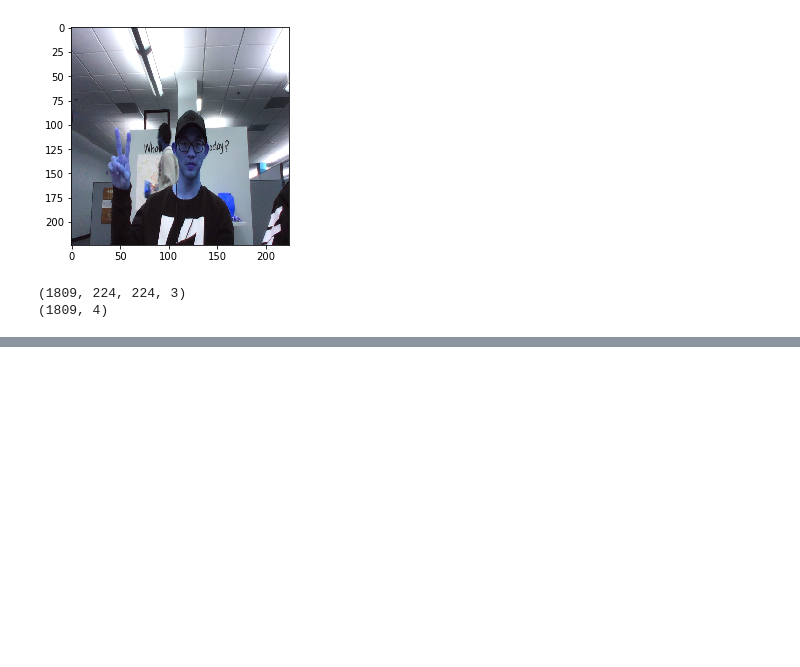
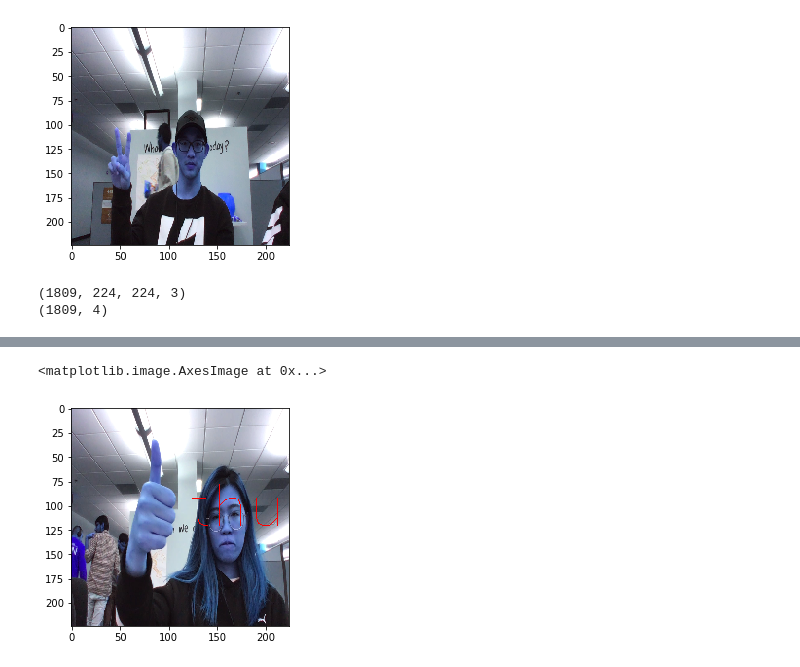
Before and after one commit to DavyJing/T-Mobile-Hackathon-2019-Oct, a Jupyter notebook: Video_Processing.ipynb, the cells around one changed output, grey strips where cells are left out. Cells and saved outputs as stored; diff of their text form; code cells hidden in the pictures; blank space fills up the shorter version.

```diff
--- a/Video_Processing.ipynb
+++ b/Video_Processing.ipynb
@@ -117,8 +147,9 @@ def get_command(img,r_size=224,c_size=224):
     return cmd_id
 # %%
 %%time
-frame = image_dataset[530]
+frame = image_dataset[1200]
 cmd_id = get_command(frame)
 cmd = proj[cmd_id]
 print(cmd)
-#plt.imshow(cv2.putText(frame,cmd, (120,120), cv2.FONT_HERSHEY_SIMPLEX, 2, 255))
+plt.imshow(cv2.putText(frame,cmd, (120,120), cv2.FONT_HERSHEY_SIMPLEX, 2, 255))
+# %% [output]
@@ -125,3 +159,5 @@ print(cmd)
+<matplotlib.image.AxesImage at 0x...>
+[figure, added]
 # %%
 %%time
 a = model.predict(np.asarray([cv2.resize(frame, (r_size, c_size))]))
```
Also changed, not shown: parts of 8 cells of this notebook, 1 other file.
